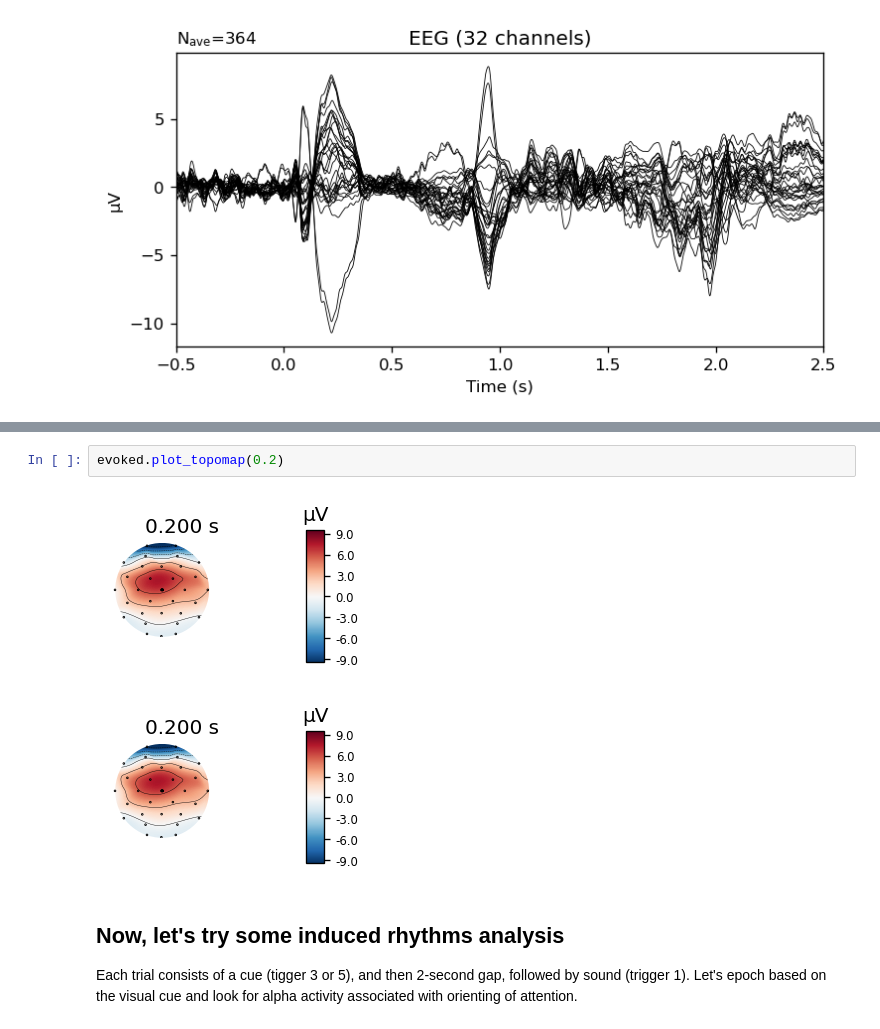
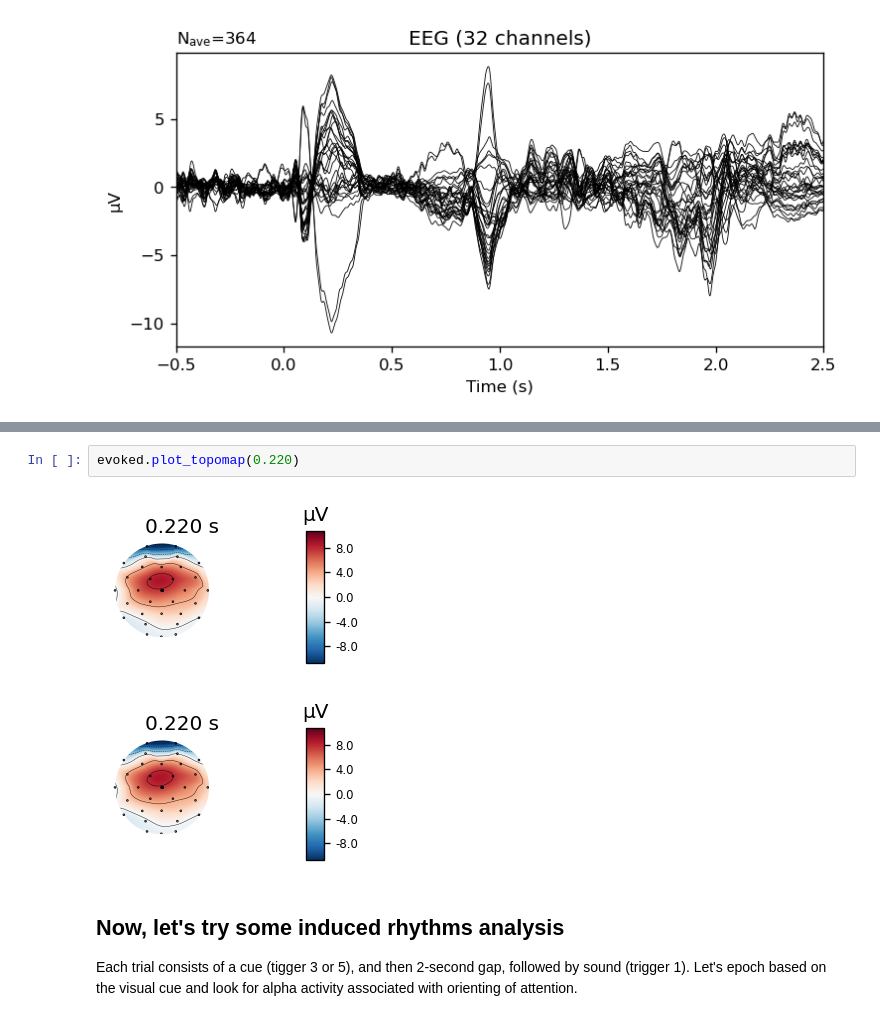
Before and after one commit to haribharadwaj/notebooks, a Jupyter notebook: EEG/EEGbasic.ipynb, the cells around one changed output, grey strips where cells are left out. Cells and saved outputs as stored; diff of their text form.

Commit message:
Adding some annotations and visual evoked response

```diff
--- a/EEG/EEGbasic.ipynb
+++ b/EEG/EEGbasic.ipynb
@@ -148,8 +171,8 @@ evoked.plot()
 # %%
-evoked.plot_topomap(0.2)
+evoked.plot_topomap(0.220)
 # %% [output]
-[figure, old version]
+[figure, new version]
-[figure, old version]
+[figure, new version]
 # %% [markdown]
 ## Now, let's try some induced rhythms analysis
 Each trial consists of a cue (tigger 3 or 5), and then 2-second gap, followed by sound (trigger 1). Let's epoch based on the visual cue and look for alpha activity associated with orienting of attention.
```
Also changed, not shown: parts of 9 cells of this notebook.
